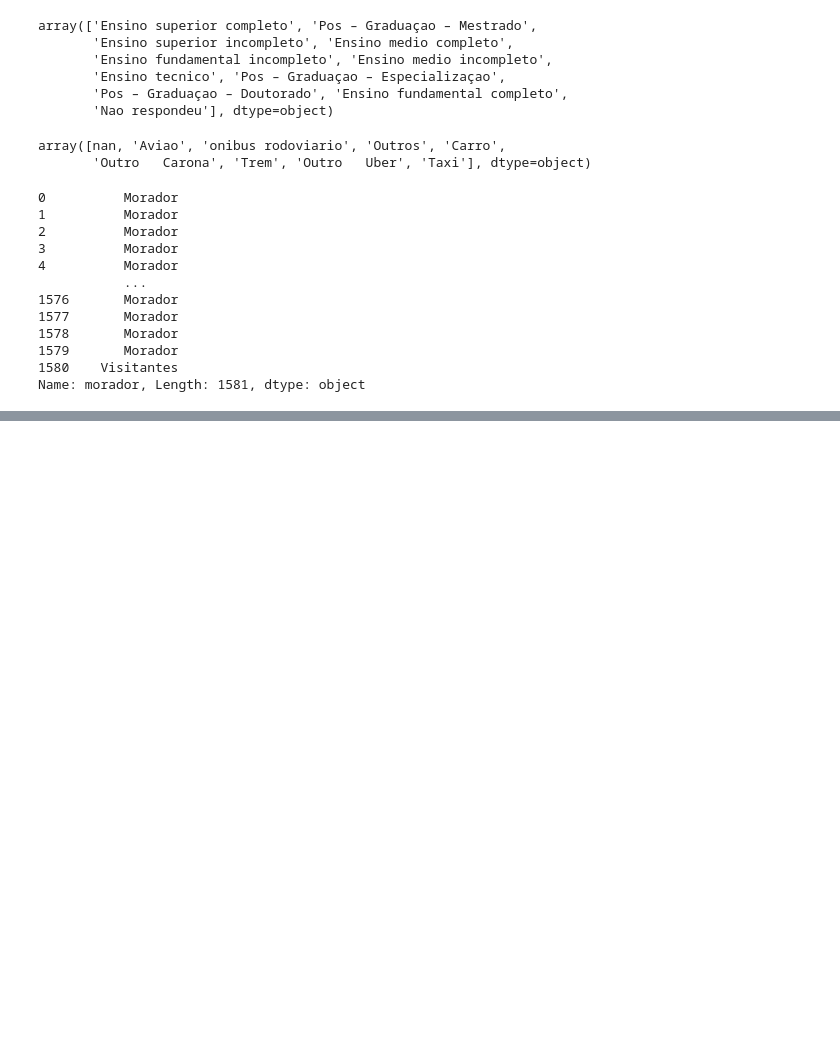
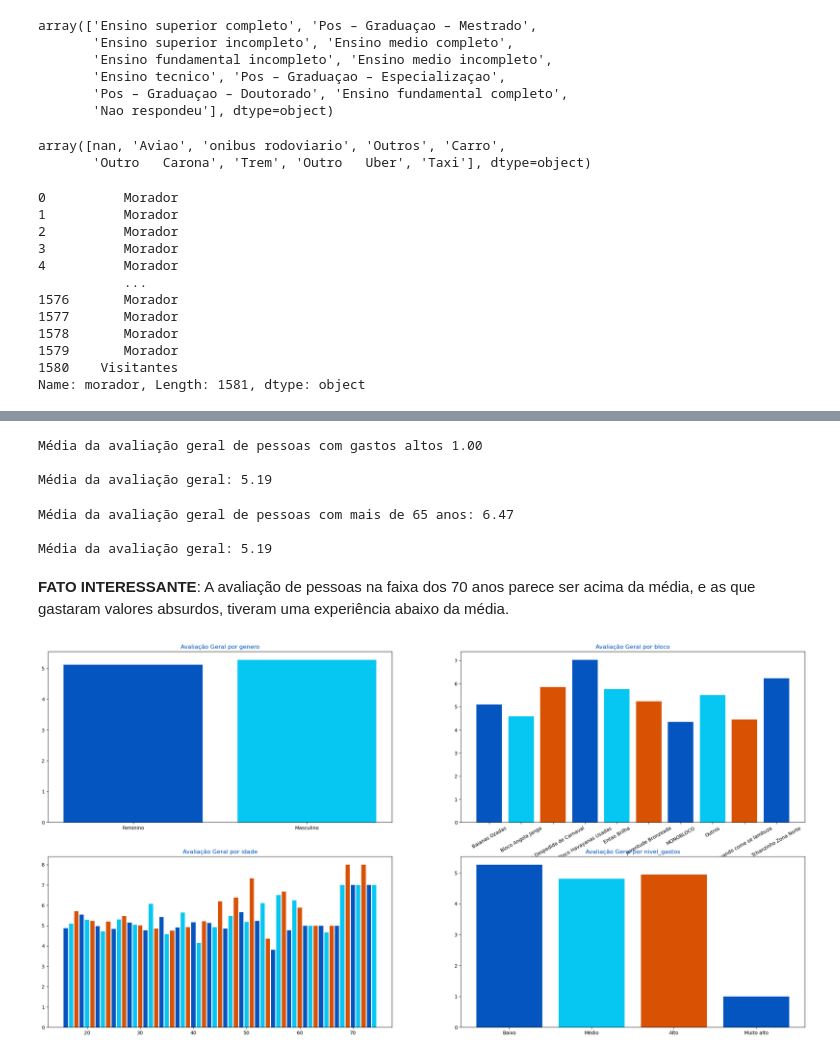
Before and after one commit to joaofq/carnaval-pudding-frontend, a Jupyter notebook: DA_DS/Análises/Tratamento_nulos.ipynb, the cells around one changed output, grey strips where cells are left out. Saved outputs shown, nothing was run; the diff lists cells and outputs as text; code cells hidden in the pictures; blank space fills up the shorter version.

```diff
--- a/DA_DS/Análises/Tratamento_nulos.ipynb
+++ b/DA_DS/Análises/Tratamento_nulos.ipynb
@@ -264,0 +379,9 @@ df.to_csv('data.csv')
+# %%
+bins = [16, 24, 39, 59, 74]
+labels = ['16 até 24 anos', '24 até 39 anos', '39 até 59 anos', '59 até 74 anos']
+df['faixa_etaria'] = pd.cut(df['idade'], bins=bins, labels=labels, include_lowest=True)
+# %%
+avals=['aval_geral', 'aval_banheiros', 'aval_seguranca', 'aval_precos']
+for i in avals:
+    df[i]=df[i].fillna(df[i].median())
+# Calculando média de avaliações.
@@ -264,0 +408,40 @@ df.to_csv('data.csv')
+# %%
+df_gastos = df[df['nivel_gastos']=='Muito alto']
+print('Média da avaliação geral de pessoas com gastos altos {:.2f}'.format(df_gastos['aval_geral'].mean()))
+print()
+print('Média da avaliação geral: {:.2f}'.format(df['aval_geral'].mean()))
+# %% [output]
+Média da avaliação geral de pessoas com gastos altos 1.00
+
+Média da avaliação geral: 5.19
+# %%
+df_3idade = df[df['idade']>65]
+print('Média da avaliação geral de pessoas com mais de 65 anos: {:.2f}'.format(df_3idade['aval_geral'].mean()))
+print()
+print('Média da avaliação geral: {:.2f}'.format(df['aval_geral'].mean()))
+# %% [output]
+Média da avaliação geral de pessoas com mais de 65 anos: 6.47
+
+Média da avaliação geral: 5.19
+# %% [markdown]
+**FATO INTERESSANTE**: A avaliação de pessoas na faixa dos 70 anos parece ser acima da média, e as que gastaram valores absurdos, tiveram uma experiência abaixo da média.
+# %%
+colunas=['genero', 'bloco', 'idade', 'nivel_gastos']
+
+fig, axs = plt.subplots(nrows=2, ncols=2, figsize=(28, 14))
+
+
+
+for i, coluna in enumerate(colunas):
+    row=i//2
+    col=i%2
+    df2=df.groupby(coluna, as_index=False).agg({'aval_geral':'mean'})
+    axs[row, col].bar(df2[coluna], df2['aval_geral'], color=my_palette)
+    if coluna=='bloco':
+        axs[row, col].tick_params(axis='x', rotation=30)
+    axs[row, col].set_title('Avaliação Geral por {}'.format(coluna), color='#0455BF')
+plt.subplots_adjust(wspace=0.2, hspace=0.2)
+plt.savefig('grafico_avaliacao_4.png', transparent=True)
+plt.show()
+# %% [output]
+[figure, added]
```
Also changed, not shown: parts of 42 cells of this notebook.
